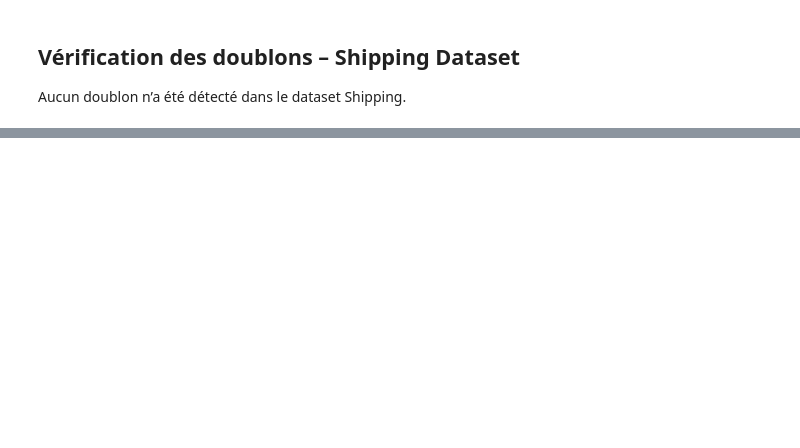
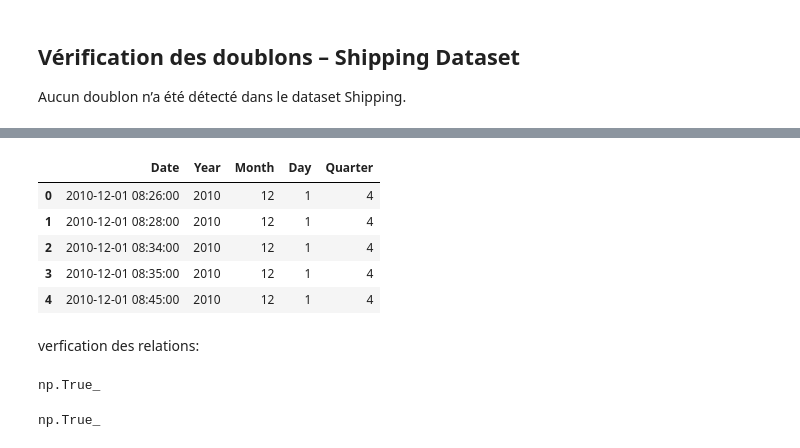
Before and after one commit to Manal130203/Projet_Ecommerce, a Jupyter notebook: profiling.ipynb, the cells around one changed output, grey strips where cells are left out. Drawn from its saved outputs; the diff is of its cells as text; code cells hidden in the pictures; blank space fills up the shorter version.

```diff
--- a/profiling.ipynb
+++ b/profiling.ipynb
@@ -374,0 +607,27 @@ Aucun doublon n’a été détecté dans le dataset Shipping.
+# %%
+dim_date = pd.read_csv(
+    "data/gold/dim_date.csv"
+)
+
+dim_date.head()
+# %% [output]
+|  | Date | Year | Month | Day | Quarter |
+| 0 | 2010-12-01 08:26:00 | 2010 | 12 | 1 | 4 |
+| 1 | 2010-12-01 08:28:00 | 2010 | 12 | 1 | 4 |
+| 2 | 2010-12-01 08:34:00 | 2010 | 12 | 1 | 4 |
+| 3 | 2010-12-01 08:35:00 | 2010 | 12 | 1 | 4 |
+| 4 | 2010-12-01 08:45:00 | 2010 | 12 | 1 | 4 |
+# %% [markdown]
+verfication des relations:
+# %%
+fact_transactions["CustomerID"].isin(
+    dim_customer["CustomerID"]
+).all()
+# %% [output]
+np.True_
+# %%
+fact_transactions["StockCode"].isin(
+    dim_product["StockCode"]
+).all()
+# %% [output]
+np.True_
```
Also changed, not shown: parts of 41 cells of this notebook, 5 other files.
